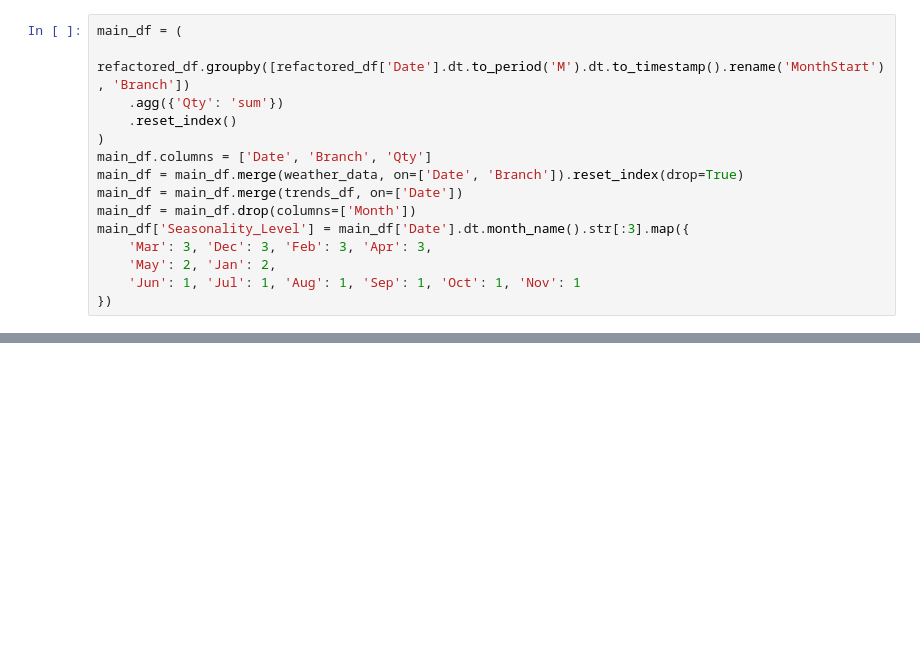
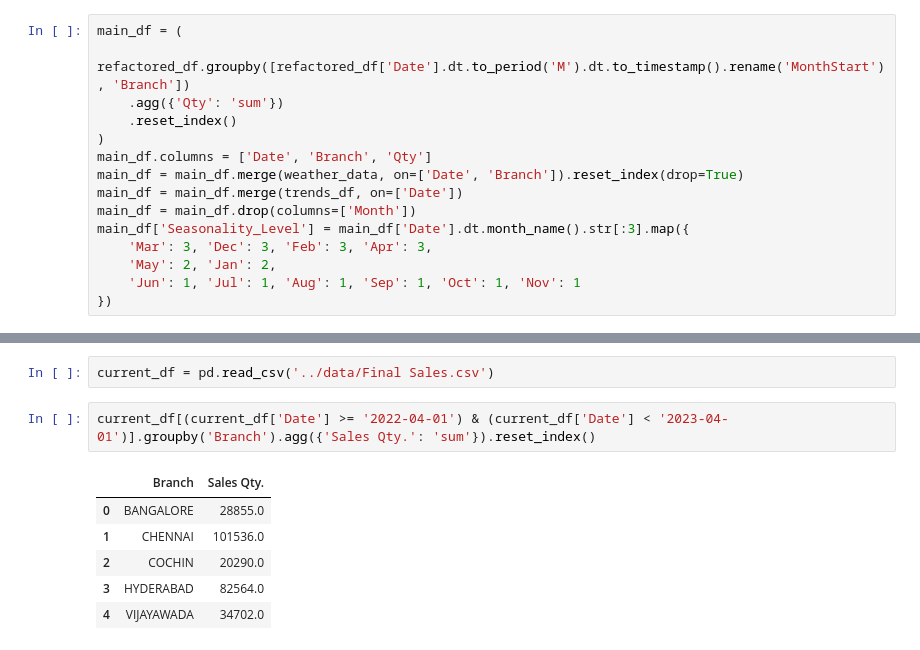
Before and after one commit to thesloppyguy/project_future_projection, a Jupyter notebook: rnd/Notebooks/Majelan.ipynb, the cells around one changed output, grey strips where cells are left out. Drawn from its saved outputs; the diff is of its cells as text; blank space fills up the shorter version.

Commit message:
Fix: Data

```diff
--- a/rnd/Notebooks/Majelan.ipynb
+++ b/rnd/Notebooks/Majelan.ipynb
@@ -1158,0 +1511,11 @@ print(f"Total training time: {sum(cb_results['training_times'].values()):.2f} se
+# %%
+current_df = pd.read_csv('../data/Final Sales.csv')
+# %%
+current_df[(current_df['Date'] >= '2022-04-01') & (current_df['Date'] < '2023-04-01')].groupby('Branch').agg({'Sales Qty.': 'sum'}).reset_index()
+# %% [output]
+|  | Branch | Sales Qty. |
+| 0 | BANGALORE | 28855.0 |
+| 1 | CHENNAI | 101536.0 |
+| 2 | COCHIN | 20290.0 |
+| 3 | HYDERABAD | 82564.0 |
+| 4 | VIJAYAWADA | 34702.0 |
```
Also changed, not shown: parts of 12 cells of this notebook, 7 other files.
